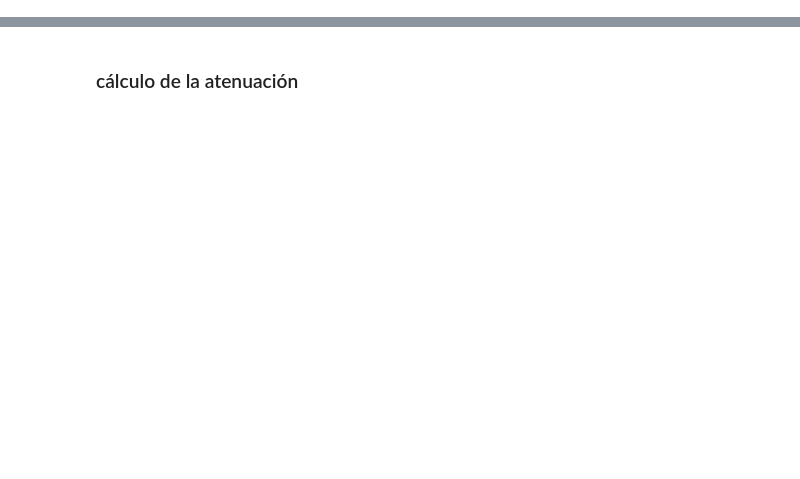
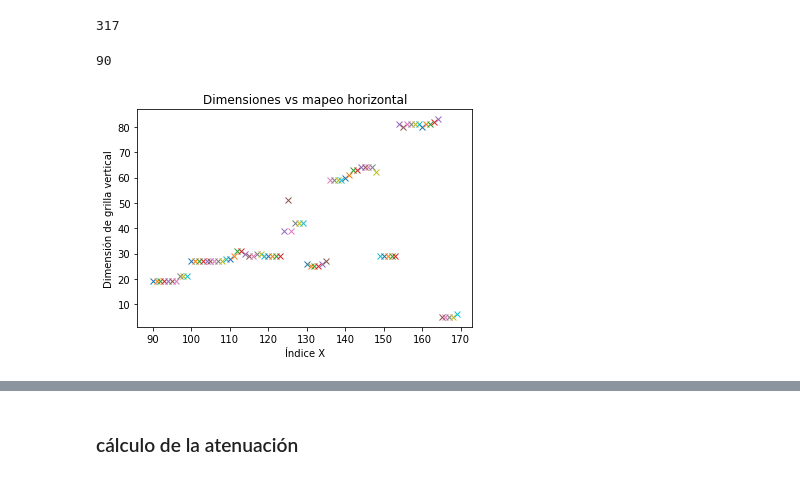
Before and after one commit to gsalazarq/cosmicraysuni, a Jupyter notebook: atenuation_calculation/Calculo-atenuacion-muones.ipynb, the cells around one changed output, grey strips where cells are left out. Saved outputs shown, nothing was run; the diff lists cells and outputs as text; code cells hidden in the pictures; blank space fills up the shorter version.

Commit message:
notebook con la produccion de la gráfica horizontal

```diff
--- a/atenuation_calculation/Calculo-atenuacion-muones.ipynb
+++ b/atenuation_calculation/Calculo-atenuacion-muones.ipynb
@@ -126,15 +95,3 @@ def grilla_horizontal(fila): #vec_fila=grilla_vertical[0]
         gvert_profundidad.append(gvert[0][n][5])
 
     return (gvert_altura, gvert_theta, gvert_profundidad)
-# %%
-gvert = grilla_vertical(fila,inicio)
-gvert_theta = []
-gvert_profundidad = []
-gvert_altura= []
-for n in range(0,len(gvert[0])):
-    gvert_altura.append(gvert[0][n][3])
-    gvert_theta.append(gvert[0][n][4])
-    gvert_profundidad.append(gvert[0][n][5])
-
-indice_final_cima = grilla_vertical(fila,inicio)[1]
-gvert = grilla_vertical(fila,inicio)
@@ -215,0 +98,51 @@ np_array(121)
+# %%
+### variables de input
+
+dEdx =20 #muon stopping power in the material
+
+
+## CARGAR LOS DATOS DEL RASTER
+file = './rastert_dem_uni1-clean.txt' ## DEM file
+df = pd.read_csv(file, sep =" ", header=None)
+df = df.fillna(0)
+df = df.drop(columns=626)#eliminar la última columna
+columnas = df.shape[1]
+filastotal=df.shape[0]
+xplotrango, yplotrango = 70, 250 #rango de plots
+print(df.shape[0] )
+# %% [output]
+317
+# %%
+####
+inicio = 380 # indice donde quiero empezar a analizar en el eje X
+grilla_area = []
+lengrilla = []
+
+for g in range(90, filastotal):
+    punto_inicio=[50,g]# punto desde donde se coloca el observador #punto_inicio[1] es el valor de fila,
+                     # y el que genera de atenuación y distancias para ayuda gráfica
+
+    # indices
+    arr_x = np.linspace(0,columnas-1,columnas)
+    np_array = df.iloc[g].to_numpy()
+    grifil = grilla_horizontal(g)[2]
+    grilla_area.append(grifil) # profundidad
+    #print(f"mapeo en filas: {g} - dimension grilla vertical:{len(grilla_area[g-90]) }")
+    d= len(grilla_area[g-90])
+    lengrilla.append([g,d])
+
+    #dimension grilla vertical:{len(grilla_area[g-90]) }") te da una idea de la altura que se puedo analizar
+
+
+##############################
+# %%
+for n in range(0,170-90):
+    plt.plot(lengrilla[n][0], lengrilla[n][1], 'x')
+
+plt.title("Dimensiones vs mapeo horizontal")
+plt.xlabel('Índice X')
+plt.ylabel('Dimensión de grilla vertical')
+plt.show()
+# %% [output]
+90
+[figure, added]
```
Also changed, not shown: parts of 11 cells of this notebook.
